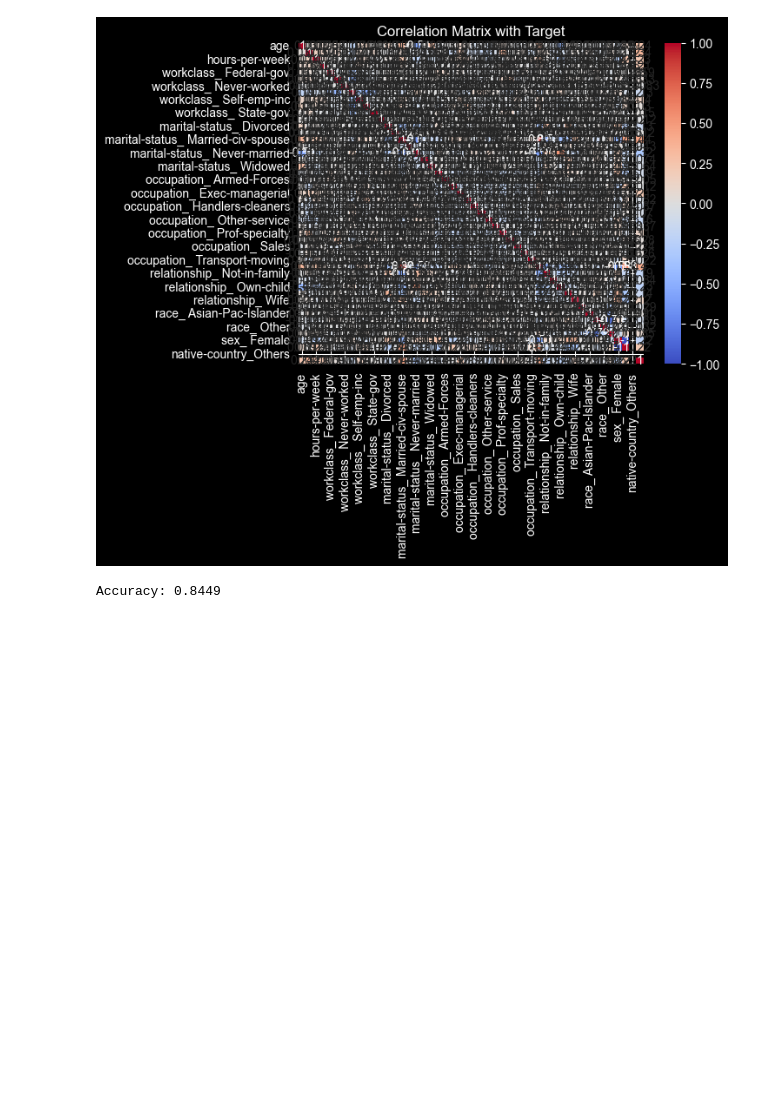
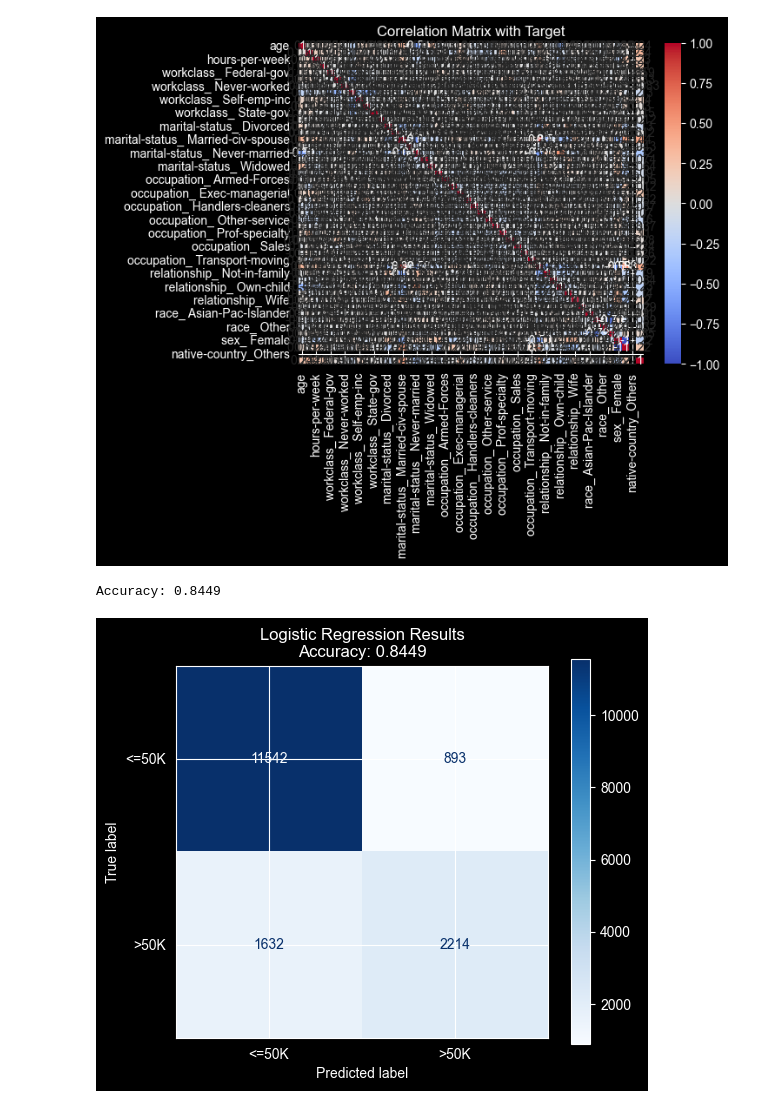
Before and after one commit to YoussefBarakat05/Income-Prediction, a Jupyter notebook: main.ipynb, the cells around one changed output. Saved outputs shown, nothing was run; the diff lists cells and outputs as text; code cells hidden in the pictures; blank space fills up the shorter version.

```diff
--- a/main.ipynb
+++ b/main.ipynb
@@ -221,20 +226,37 @@ Name: Income, dtype: float64
 scaler = MinMaxScaler()
 x_train = pd.DataFrame(scaler.fit_transform(x_train), columns=x_train.columns)
 x_test  = pd.DataFrame(scaler.transform(x_test),      columns=x_test.columns)
+# %%
+#Function to display a confusion matrix for each model
+
+def plot_model_results(y_true, y_pred, model_name):
+    acc = accuracy_score(y_true, y_pred)
+    cm = confusion_matrix(y_true, y_pred)
+
+    fig, ax = plt.subplots(figsize=(6, 5))
+    disp = ConfusionMatrixDisplay(confusion_matrix=cm, display_labels=["<=50K", ">50K"])
+    disp.plot(cmap='Blues', ax=ax, values_format='d')
+
+    plt.title(f'{model_name} Results\nAccuracy: {acc:.4f}')
+    plt.show()
 # %%
 # Logistic Model
 
 # 1. Train the model
 model = LogisticRegression(max_iter=10000)
 model.fit(x_train, y_train)
 
 # 2. Predict
 y_pred = model.predict(x_test)
 
 # 3. Accuracy
 print(f"Accuracy: {accuracy_score(y_test, y_pred):.4f}")
+
+#v 4. Visualization
+plot_model_results(y_test, y_pred, "Logistic Regression")
 # %% [output]
 Accuracy: 0.8449
+[figure, added]
 # %%
 # SVM Model
 
```
Also changed, not shown: parts of 8 cells of this notebook.
